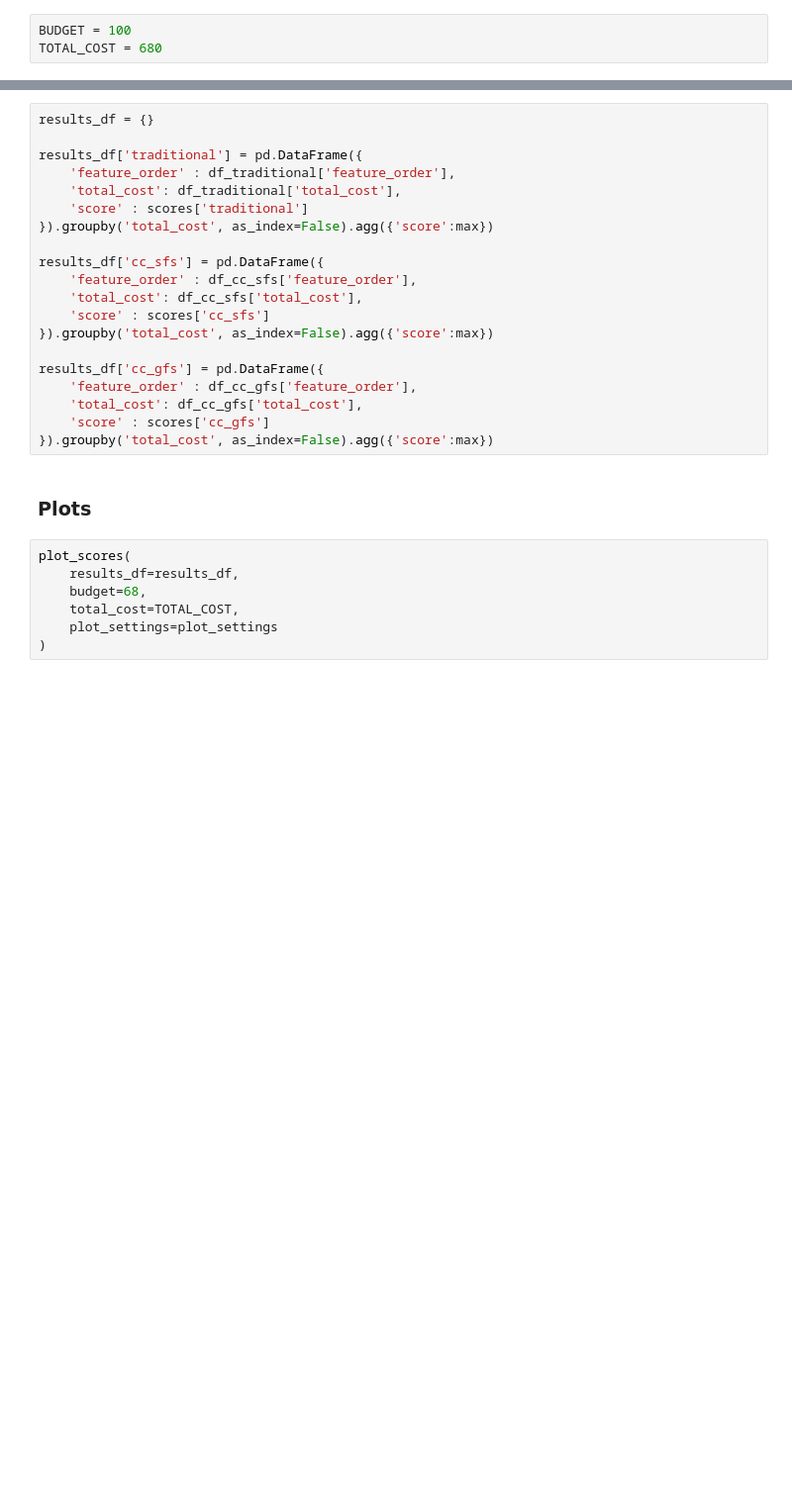
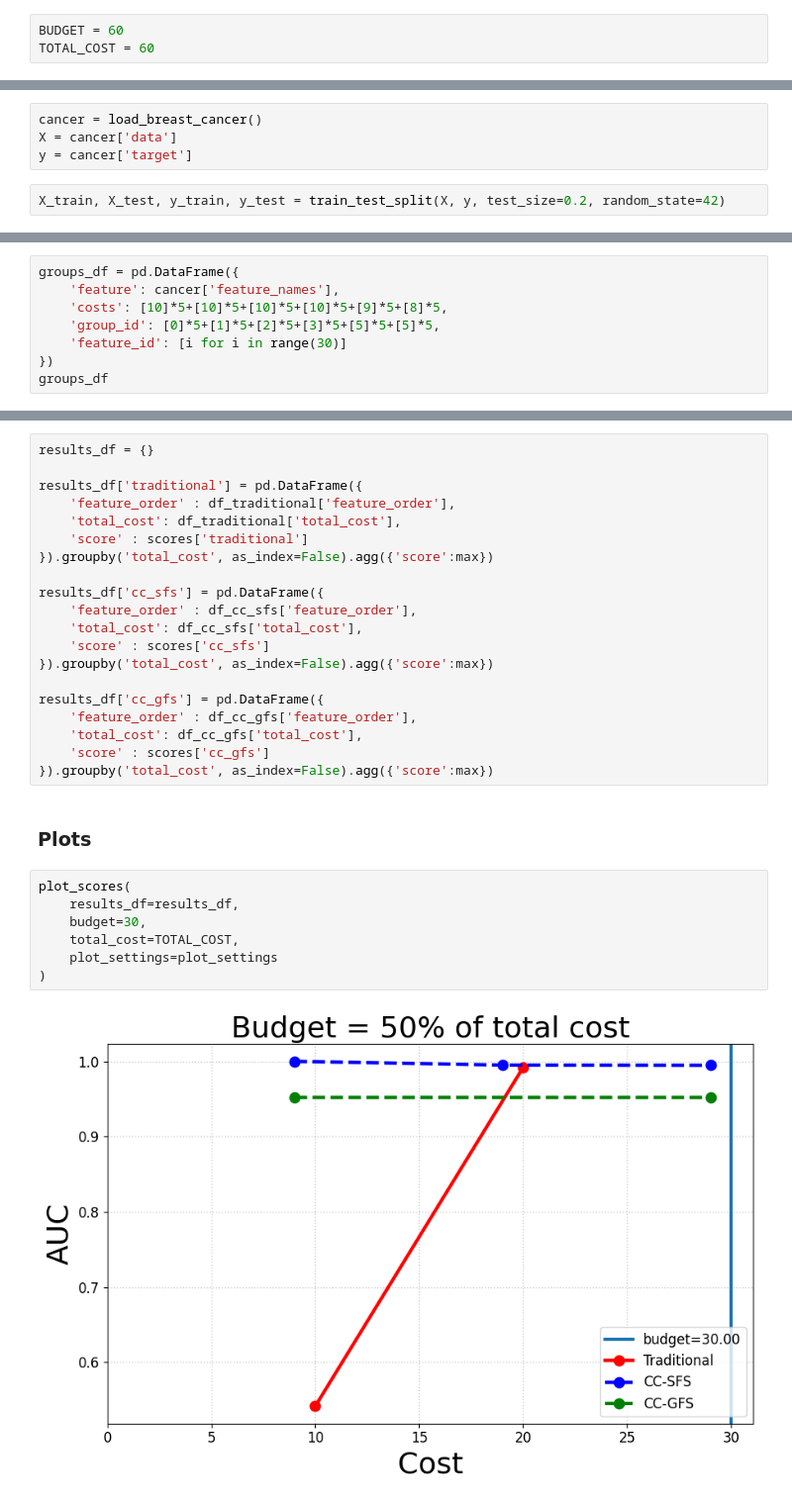
Before and after one commit to Kaketo/cs-group-fs, a Jupyter notebook: experiment.ipynb, the cells around one changed output, grey strips where cells are left out. Shown: that part at 99% size. Saved outputs shown, nothing was run; the diff lists cells and outputs as text; blank space fills up the shorter version.

```diff
--- a/experiment.ipynb
+++ b/experiment.ipynb
@@ -7,8 +13,8 @@ from src.plot_functions import score, plot_scores
 # %% [markdown]
 # Metadata
 # %%
-BUDGET = 100
-TOTAL_COST = 680
+BUDGET = 60
+TOTAL_COST = 60
 # %% [markdown]
 # Load data
 # %% [markdown]
@@ -22,0 +22,6 @@ groups_df = pd.read_csv('./../first_experiment/data/costs_with_group_id.csv', he
+# %%
+cancer = load_breast_cancer()
+X = cancer['data']
+y = cancer['target']
+# %%
+X_train, X_test, y_train, y_test = train_test_split(X, y, test_size=0.2, random_state=42)
@@ -35,0 +45,8 @@ groups_df.sample(5)
+# %%
+groups_df = pd.DataFrame({
+    'feature': cancer['feature_names'],
+    'costs': [10]*5+[10]*5+[10]*5+[10]*5+[9]*5+[8]*5,
+    'group_id': [0]*5+[1]*5+[2]*5+[3]*5+[5]*5+[5]*5,
+    'feature_id': [i for i in range(30)]
+})
+groups_df
@@ -196,7 +290,9 @@ results_df['cc_gfs'] = pd.DataFrame({
 # %%
 plot_scores(
     results_df=results_df,
-    budget=68,
+    budget=30,
     total_cost=TOTAL_COST,
     plot_settings=plot_settings
 )
+# %% [output]
+[figure, added]
```
Also changed, not shown: parts of 11 cells of this notebook, 2 other files.
